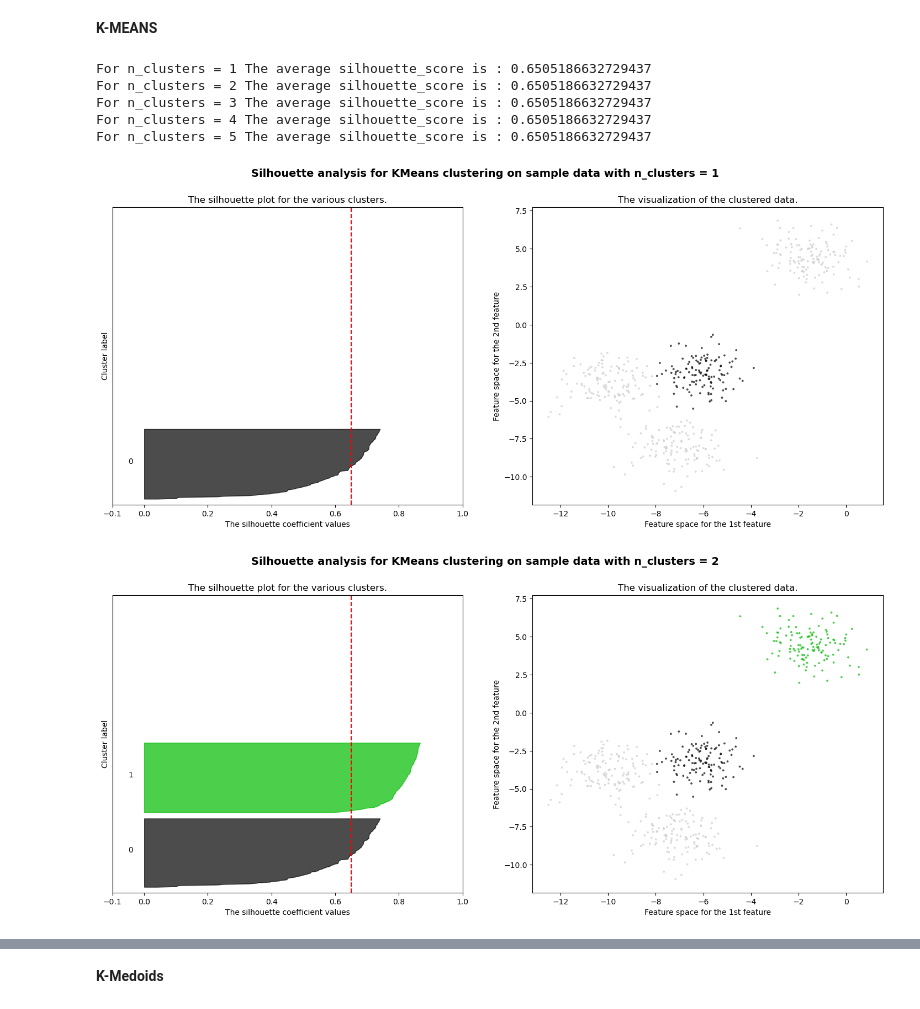
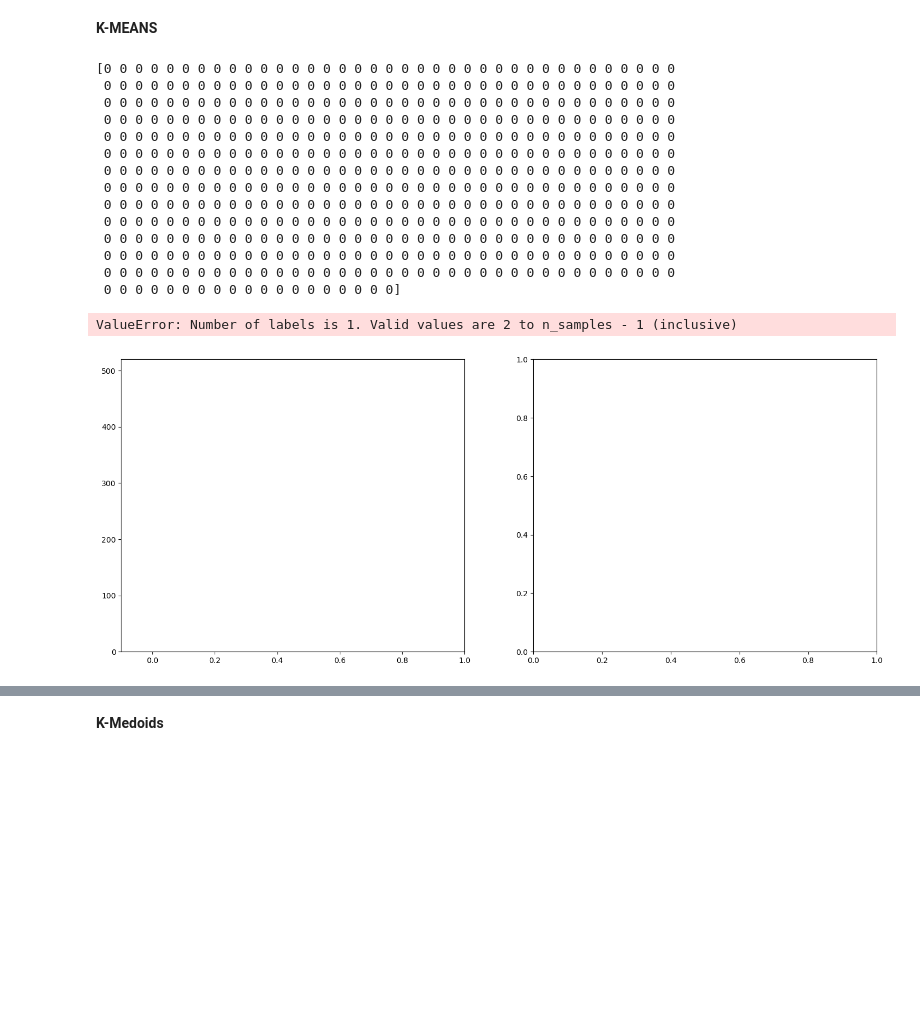
Before and after one commit to lina-martinez/Lab-ll--Clustering-ML, a Jupyter notebook: Point 5/Point 5.ipynb, the cells around one changed output, grey strips where cells are left out. Cells and saved outputs as stored; diff of their text form; code cells hidden in the pictures; blank space fills up the shorter version.

```diff
--- a/Point 5/Point 5.ipynb
+++ b/Point 5/Point 5.ipynb
@@ -42,11 +42,11 @@ Based on the scatter plot, there are four clusters, and they are somewhat far ap
 # %% [markdown]
 **c. For both k-means and k-medoids (your implementations), calculate the silhouette plots and coefficients for each run, iterating K from 1 to 5 clusters.**
 # %%
-# Initialize KMeans
-kmeans = MyKMeans(n_clusters=4)
+# # Initialize KMeans
+# kmeans = MyKMeans(n_clusters=4)
 
-# fit the data & predict cluster labels
-kmeans.fit(X)
-cluster_kmeans = kmeans.predict(X)
-plt.scatter(X[:,0], X[:,1], c=cluster_kmeans, cmap='nipy_spectral')
-plt.show()
+# # fit the data & predict cluster labels
+# kmeans.fit(X)
+# cluster_kmeans = kmeans.predict(X)
+# plt.scatter(X[:,0], X[:,1], c=cluster_kmeans, cmap='nipy_spectral')
+# plt.show()
@@ -79,7 +77,14 @@ for n_clusters in range_n_clusters:
     # plots of individual clusters, to demarcate them clearly.
     ax1.set_ylim([0, len(X) + (n_clusters + 1) * 10])
 
+    # Initialize KMeans
+    kmeans = MyKMeans(n_clusters=n_clusters)
+    # fit the data & predict cluster labels
+    kmeans.fit(X)
+    cluster_kmeans = kmeans.predict(X)
+
     silhouette_avg = silhouette_score(X, cluster_kmeans)
+    print(silhouette_avg)
     print(
         "For n_clusters =",
         n_clusters,
@@ -118,37 +123,46 @@ for n_clusters in range_n_clusters:
 
     ax1.set_title("The silhouette plot for the various clusters.")
     ax1.set_xlabel("The silhouette coefficient values")
     ax1.set_ylabel("Cluster label")
 
     # The vertical line for average silhouette score of all the values
     ax1.axvline(x=silhouette_avg, color="red", linestyle="--")
 
     ax1.set_yticks([])  # Clear the yaxis labels / ticks
     ax1.set_xticks([-0.1, 0, 0.2, 0.4, 0.6, 0.8, 1])
 
     # 2nd Plot showing the actual clusters formed
     colors = cm.nipy_spectral(cluster_kmeans.astype(float) / n_clusters)
     ax2.scatter(
         X[:, 0], X[:, 1], marker=".", s=30, lw=0, alpha=0.7, c=colors, edgecolor="k"
     )
 
     ax2.set_title("The visualization of the clustered data.")
     ax2.set_xlabel("Feature space for the 1st feature")
     ax2.set_ylabel("Feature space for the 2nd feature")
 
     plt.suptitle(
         "Silhouette analysis for KMeans clustering on sample data with n_clusters = %d"
         % n_clusters,
         fontsize=14,
         fontweight="bold",
     )
 
 plt.show()
 # %% [output]
-For n_clusters = 1 The average silhouette_score is : 0.6505186632729437
-For n_clusters = 2 The average silhouette_score is : 0.6505186632729437
-For n_clusters = 3 The average silhouette_score is : 0.6505186632729437
-For n_clusters = 4 The average silhouette_score is : 0.6505186632729437
-For n_clusters = 5 The average silhouette_score is : 0.6505186632729437
+[0 0 0 0 0 0 0 0 0 0 0 0 0 0 0 0 0 0 0 0 0 0 0 0 0 0 0 0 0 0 0 0 0 0 0 0 0
+ 0 0 0 0 0 0 0 0 0 0 0 0 0 0 0 0 0 0 0 0 0 0 0 0 0 0 0 0 0 0 0 0 0 0 0 0 0
+ 0 0 0 0 0 0 0 0 0 0 0 0 0 0 0 0 0 0 0 0 0 0 0 0 0 0 0 0 0 0 0 0 0 0 0 0 0
+ 0 0 0 0 0 0 0 0 0 0 0 0 0 0 0 0 0 0 0 0 0 0 0 0 0 0 0 0 0 0 0 0 0 0 0 0 0
+ 0 0 0 0 0 0 0 0 0 0 0 0 0 0 0 0 0 0 0 0 0 0 0 0 0 0 0 0 0 0 0 0 0 0 0 0 0
+ 0 0 0 0 0 0 0 0 0 0 0 0 0 0 0 0 0 0 0 0 0 0 0 0 0 0 0 0 0 0 0 0 0 0 0 0 0
+ 0 0 0 0 0 0 0 0 0 0 0 0 0 0 0 0 0 0 0 0 0 0 0 0 0 0 0 0 0 0 0 0 0 0 0 0 0
+ 0 0 0 0 0 0 0 0 0 0 0 0 0 0 0 0 0 0 0 0 0 0 0 0 0 0 0 0 0 0 0 0 0 0 0 0 0
+ 0 0 0 0 0 0 0 0 0 0 0 0 0 0 0 0 0 0 0 0 0 0 0 0 0 0 0 0 0 0 0 0 0 0 0 0 0
+ 0 0 0 0 0 0 0 0 0 0 0 0 0 0 0 0 0 0 0 0 0 0 0 0 0 0 0 0 0 0 0 0 0 0 0 0 0
+ 0 0 0 0 0 0 0 0 0 0 0 0 0 0 0 0 0 0 0 0 0 0 0 0 0 0 0 0 0 0 0 0 0 0 0 0 0
+ 0 0 0 0 0 0 0 0 0 0 0 0 0 0 0 0 0 0 0 0 0 0 0 0 0 0 0 0 0 0 0 0 0 0 0 0 0
+ 0 0 0 0 0 0 0 0 0 0 0 0 0 0 0 0 0 0 0 0 0 0 0 0 0 0 0 0 0 0 0 0 0 0 0 0 0
+ 0 0 0 0 0 0 0 0 0 0 0 0 0 0 0 0 0 0 0]
+ValueError: Number of labels is 1. Valid values are 2 to n_samples - 1 (inclusive)
-[figure, old version]
+[figure, new version]
-[figure, removed]
```
Also changed, not shown: parts of 2 cells of this notebook, 2 other files.
